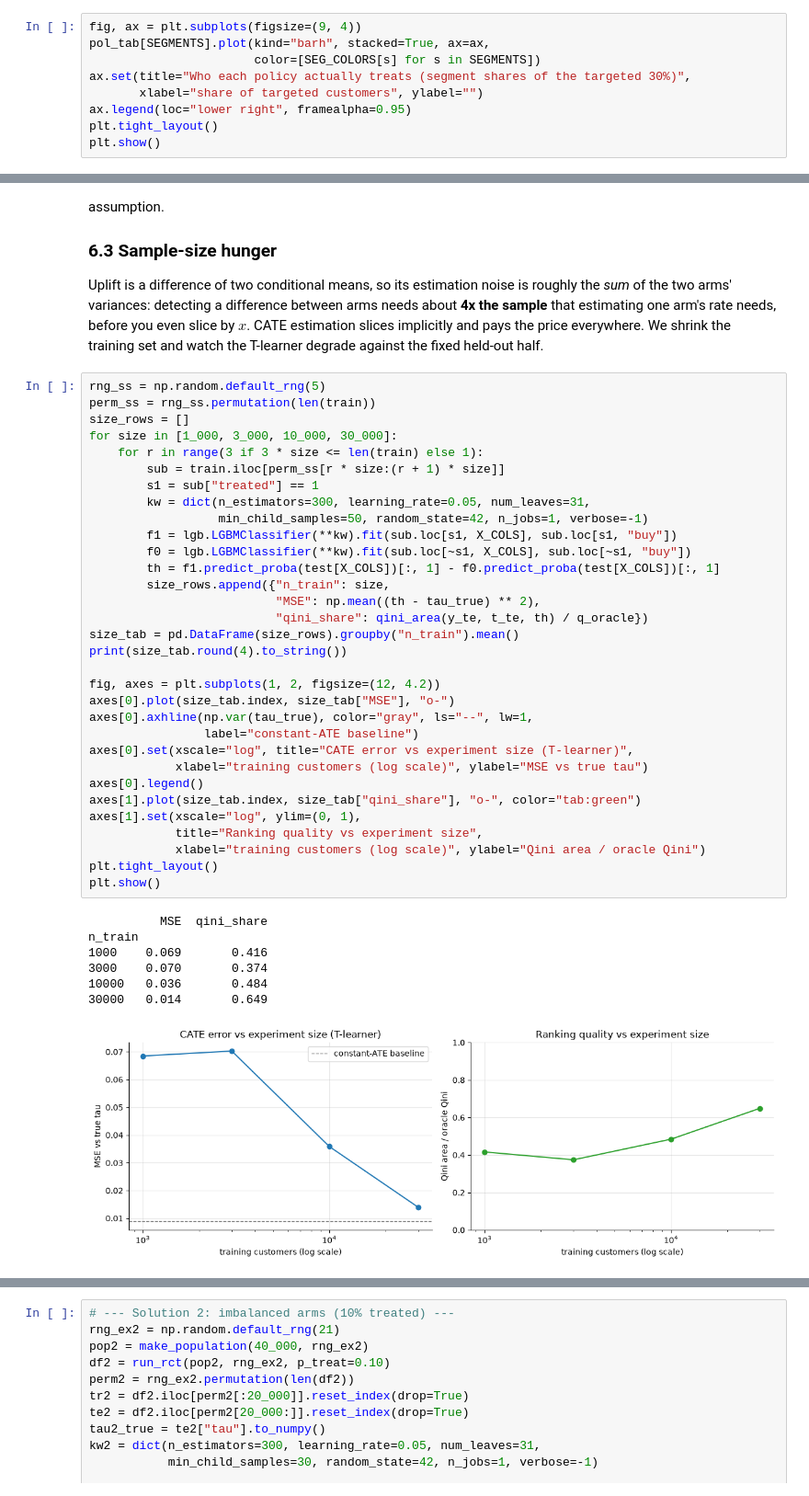
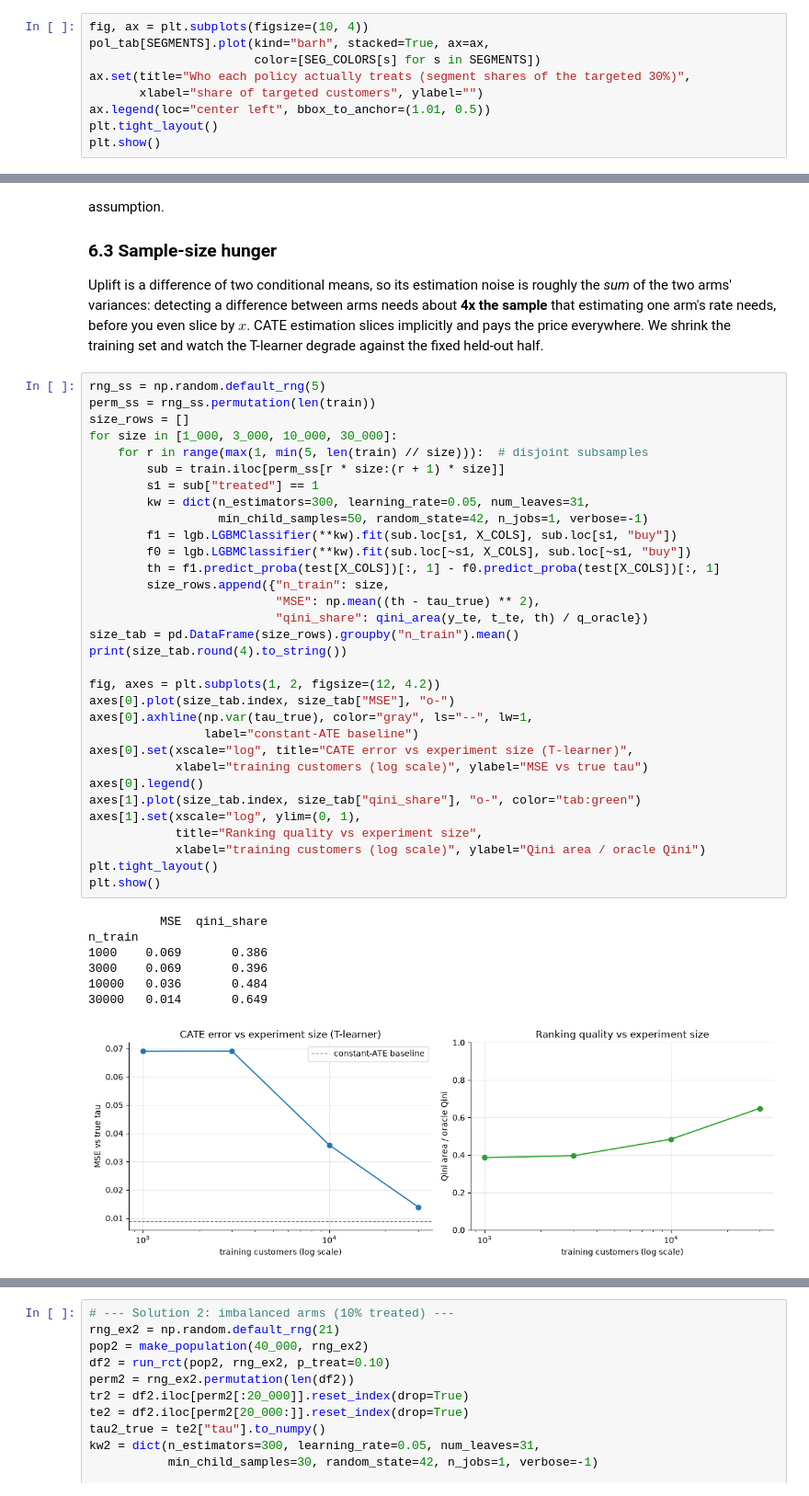
Before and after one commit to sinaghadermarzi/stat-ml-lab, a Jupyter notebook: 03_causal_inference/05_uplift_cate.ipynb, the cells around one changed output, grey strips where cells are left out. Shown at 92% size. Cells and saved outputs as stored; diff of their text form.

```diff
--- a/03_causal_inference/05_uplift_cate.ipynb
+++ b/03_causal_inference/05_uplift_cate.ipynb
@@ -260,12 +260,12 @@ random 30%                                          98.419        0.350       0.
 response-targeted set: 4,734 sure things (53%) with mean tau +0.005 -> pure budget waste
 response-targeted set: 1,628 sleeping dogs (18%) whose combined true uplift is -212 purchases -> backfire
 # %%
-fig, ax = plt.subplots(figsize=(9, 4))
+fig, ax = plt.subplots(figsize=(10, 4))
 pol_tab[SEGMENTS].plot(kind="barh", stacked=True, ax=ax,
                        color=[SEG_COLORS[s] for s in SEGMENTS])
 ax.set(title="Who each policy actually treats (segment shares of the targeted 30%)",
        xlabel="share of targeted customers", ylabel="")
-ax.legend(loc="lower right", framealpha=0.95)
+ax.legend(loc="center left", bbox_to_anchor=(1.01, 0.5))
 plt.tight_layout()
 plt.show()
 # %% [output]
@@ -796,39 +839,39 @@ rng_ss = np.random.default_rng(5)
 perm_ss = rng_ss.permutation(len(train))
 size_rows = []
 for size in [1_000, 3_000, 10_000, 30_000]:
-    for r in range(3 if 3 * size <= len(train) else 1):
+    for r in range(max(1, min(5, len(train) // size))):  # disjoint subsamples
         sub = train.iloc[perm_ss[r * size:(r + 1) * size]]
         s1 = sub["treated"] == 1
         kw = dict(n_estimators=300, learning_rate=0.05, num_leaves=31,
                   min_child_samples=50, random_state=42, n_jobs=1, verbose=-1)
         f1 = lgb.LGBMClassifier(**kw).fit(sub.loc[s1, X_COLS], sub.loc[s1, "buy"])
         f0 = lgb.LGBMClassifier(**kw).fit(sub.loc[~s1, X_COLS], sub.loc[~s1, "buy"])
         th = f1.predict_proba(test[X_COLS])[:, 1] - f0.predict_proba(test[X_COLS])[:, 1]
         size_rows.append({"n_train": size,
                           "MSE": np.mean((th - tau_true) ** 2),
                           "qini_share": qini_area(y_te, t_te, th) / q_oracle})
 size_tab = pd.DataFrame(size_rows).groupby("n_train").mean()
 print(size_tab.round(4).to_string())
 
 fig, axes = plt.subplots(1, 2, figsize=(12, 4.2))
 axes[0].plot(size_tab.index, size_tab["MSE"], "o-")
 axes[0].axhline(np.var(tau_true), color="gray", ls="--", lw=1,
                 label="constant-ATE baseline")
 axes[0].set(xscale="log", title="CATE error vs experiment size (T-learner)",
             xlabel="training customers (log scale)", ylabel="MSE vs true tau")
 axes[0].legend()
 axes[1].plot(size_tab.index, size_tab["qini_share"], "o-", color="tab:green")
 axes[1].set(xscale="log", ylim=(0, 1),
             title="Ranking quality vs experiment size",
             xlabel="training customers (log scale)", ylabel="Qini area / oracle Qini")
 plt.tight_layout()
 plt.show()
 # %% [output]
           MSE  qini_share
 n_train
-1000    0.069       0.416
-3000    0.070       0.374
+1000    0.069       0.386
+3000    0.069       0.396
 10000   0.036       0.484
 30000   0.014       0.649
-[figure, old version]
+[figure, new version]
 # %% [markdown]
```
Also changed, not shown: parts of 12 cells of this notebook, 3 other files.
